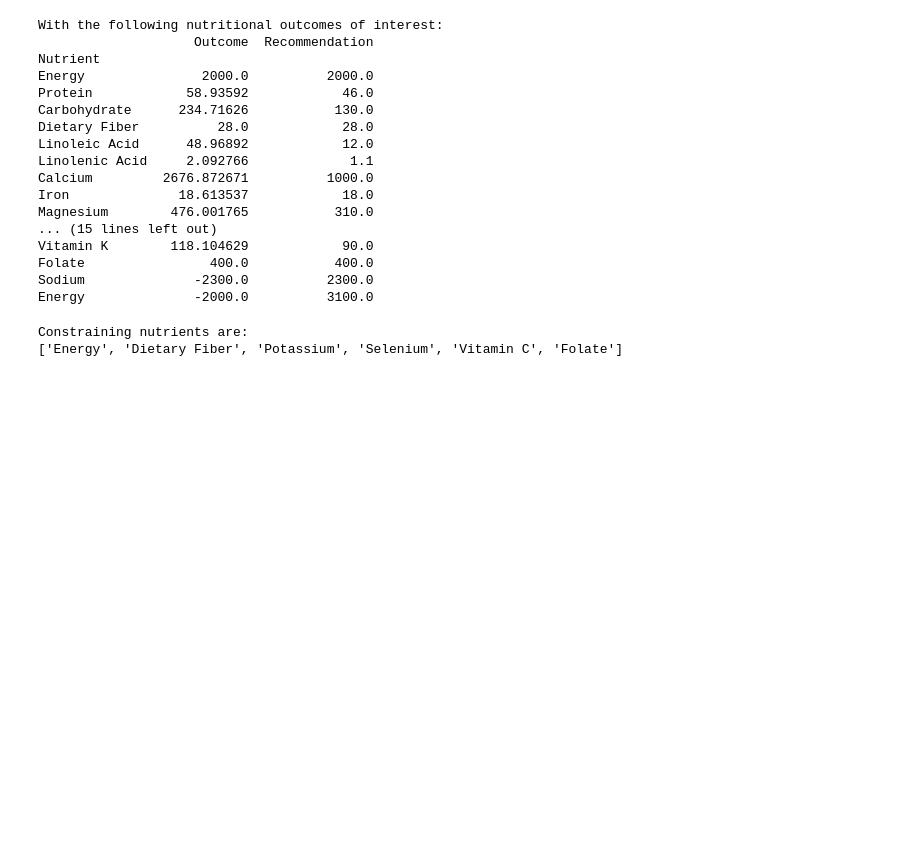
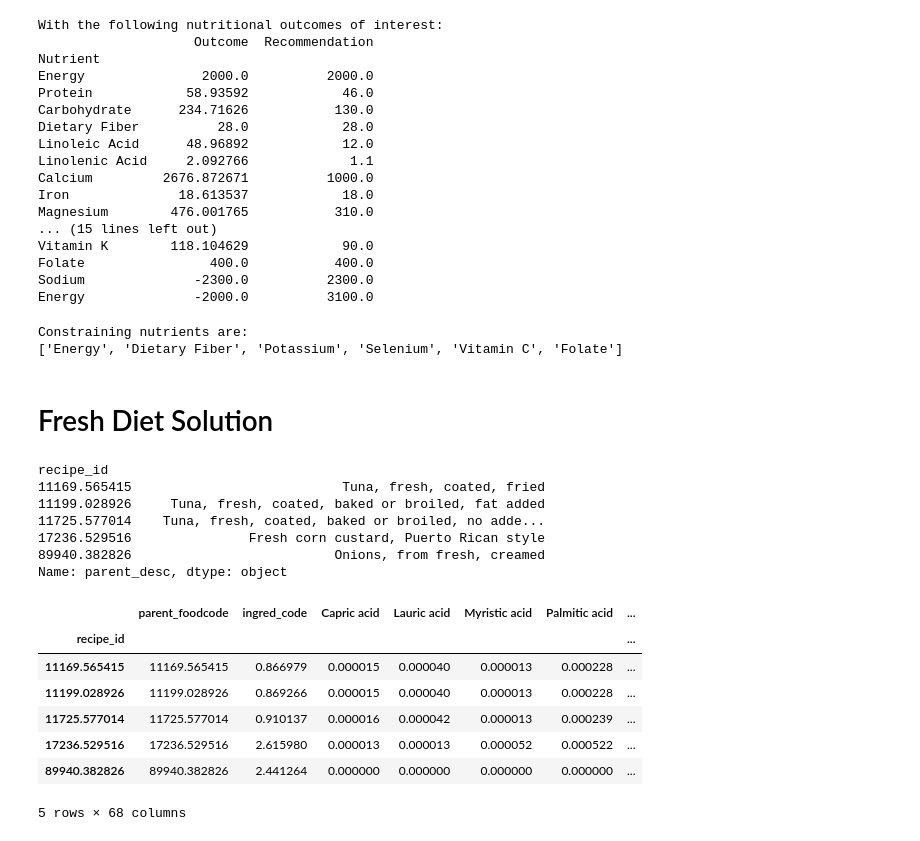
Before and after one commit to panda41983/Project2_EEP153, a Jupyter notebook: Project2.ipynb, the cells around one changed output. Saved outputs shown, nothing was run; the diff lists cells and outputs as text; code cells hidden in the pictures; blank space fills up the shorter version.

```diff
--- a/Project2.ipynb
+++ b/Project2.ipynb
@@ -390,3 +390,46 @@ print(excess.loc[np.abs(excess) < tol].index.tolist())
 # %% [output]
 Constraining nutrients are:
 ['Energy', 'Dietary Fiber', 'Potassium', 'Selenium', 'Vitamin C', 'Folate']
+# %% [markdown]
+# Fresh Diet Solution
+# %%
+fresh_recipes = pd.read_csv("Wilbur Atwater min_cost_data - fresh_recipes.csv")
+nutrition = pd.read_csv("Wilbur Atwater min_cost_data - nutrients.csv")
+# from fndds diet problem: normalize weights to percentage terms.
+fresh_recipes['ingred_wt'] = fresh_recipes['ingred_wt']/fresh_recipes.groupby(['parent_foodcode'])['ingred_wt'].transform("sum")
+
+# we're going to extend the recipes data frame to include the nutrient profiles of its ingredients (in 100g)
+fresh_df = fresh_recipes.merge(nutrition, how="left", on="ingred_code")
+
+# multiply all nutrients per 100g of an ingredient by the weight of that ingredient in a recipe.
+numeric_cols = list(fresh_df.select_dtypes(include=["number"]).columns)
+numeric_cols.remove("ingred_wt")
+fresh_df[numeric_cols] = fresh_df[numeric_cols].mul(fresh_df["ingred_wt"], axis=0)
+
+# sum nutrients of food codes (over the multiple ingredients)
+# python tip: one can merge dictionaries dict1 dict2 using **, that is: dict_merge = {**dict1, **dict2}.
+#The ** effectively "unpacks" the key value pairs in each dictionary
+fresh_df = fresh_df.groupby('parent_foodcode').agg({**{col: "sum" for col in numeric_cols},
+                                        "parent_desc": "first"})
+
+fresh_df.index.name = "recipe_id"
+
+food_names_2 = fresh_df["parent_desc"]
+print(food_names_2.head())
+fresh_df.head()
+# %% [output]
+recipe_id
+11169.565415                           Tuna, fresh, coated, fried
+11199.028926     Tuna, fresh, coated, baked or broiled, fat added
+11725.577014    Tuna, fresh, coated, baked or broiled, no adde...
+17236.529516               Fresh corn custard, Puerto Rican style
+89940.382826                          Onions, from fresh, creamed
+Name: parent_desc, dtype: object
+|  | parent_foodcode | ingred_code | Capric acid | Lauric acid | Myristic acid | Palmitic acid | ... |
+| recipe_id |  |  |  |  |  |  | ... |
+| 11169.565415 | 11169.565415 | 0.866979 | 0.000015 | 0.000040 | 0.000013 | 0.000228 | ... |
+| 11199.028926 | 11199.028926 | 0.869266 | 0.000015 | 0.000040 | 0.000013 | 0.000228 | ... |
+| 11725.577014 | 11725.577014 | 0.910137 | 0.000016 | 0.000042 | 0.000013 | 0.000239 | ... |
+| 17236.529516 | 17236.529516 | 2.615980 | 0.000013 | 0.000013 | 0.000052 | 0.000522 | ... |
+| 89940.382826 | 89940.382826 | 2.441264 | 0.000000 | 0.000000 | 0.000000 | 0.000000 | ... |
+5 rows × 68 columns
```
Also changed, not shown: parts of 3 cells of this notebook.
